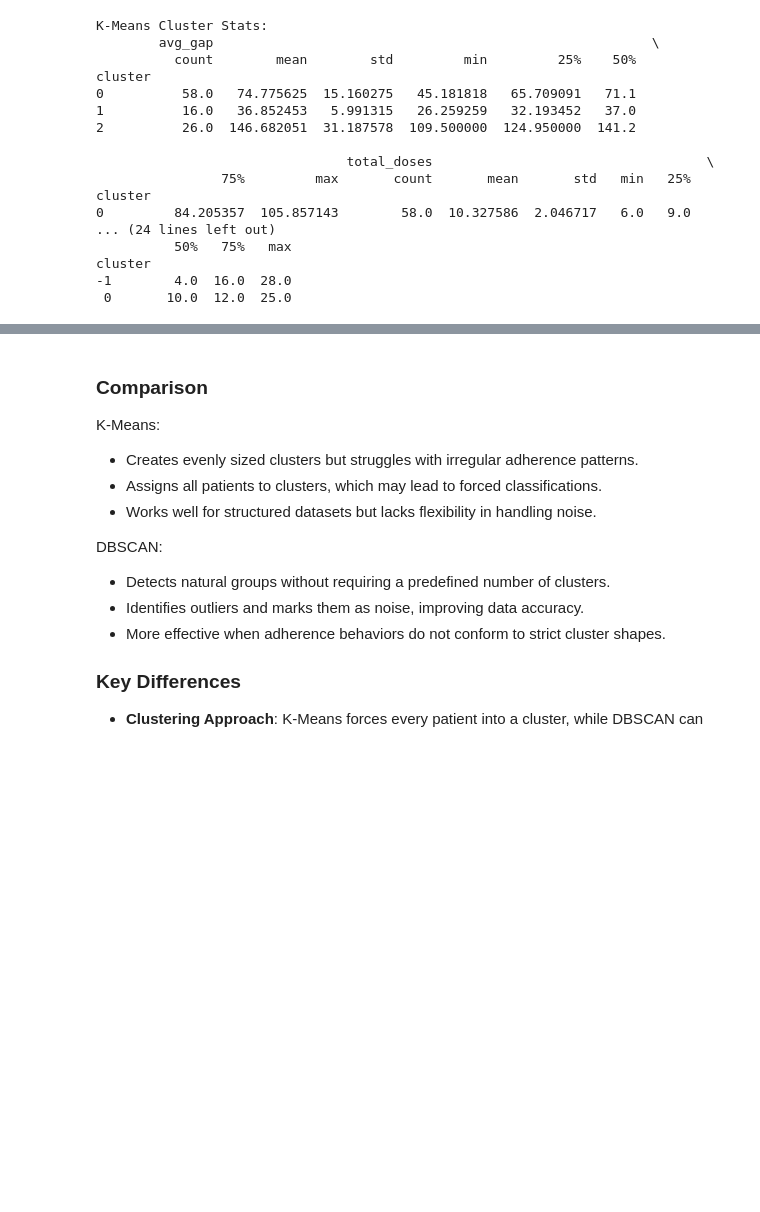
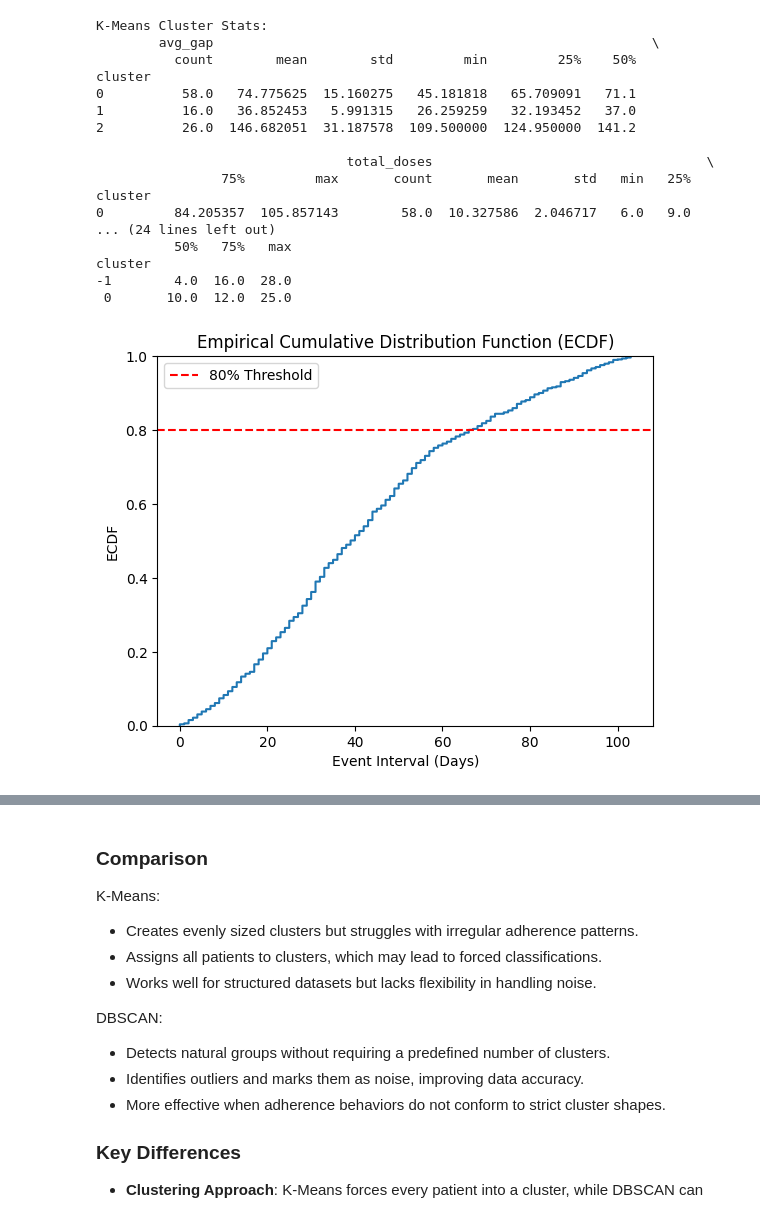
Before and after one commit to CTRL-JUJU/SEE, a Jupyter notebook: SEE.ipynb, the cells around one changed output, grey strips where cells are left out. Cells and saved outputs as stored; diff of their text form; code cells hidden in the pictures; blank space fills up the shorter version.

```diff
--- a/SEE.ipynb
+++ b/SEE.ipynb
@@ -213,3 +215,94 @@ cluster
 cluster
 -1        4.0  16.0  28.0
  0       10.0  12.0  25.0
+# %%
+# GPT Output
+
+import numpy as np
+import pandas as pd
+import matplotlib.pyplot as plt
+import seaborn as sns
+from sklearn.cluster import KMeans, DBSCAN
+from statsmodels.distributions.empirical_distribution import ECDF
+
+# Load medication data (assuming med_events.csv is preprocessed correctly)
+def load_med_events():
+    med_events_df = pd.read_csv("med_events.csv")
+    med_events_df['DATE'] = pd.to_datetime(med_events_df['DATE'], format='%m/%d/%Y')
+    return med_events_df
+
+# Compute event intervals
+def compute_event_intervals(df):
+    df = df.sort_values(by=['PATIENT_ID', 'DATE'])
+    df['prev_DATE'] = df.groupby('PATIENT_ID')['DATE'].shift(1)
+    df['event_interval'] = (df['DATE'] - df['prev_DATE']).dt.days
+    df = df.dropna()
+    return df[['PATIENT_ID', 'event_interval']]
+
+# Generate ECDF and retain 80%
+def compute_ecdf(df):
+    ecdf = ECDF(df['event_interval'])
+    df['ecdf'] = ecdf(df['event_interval'])
+    df_filtered = df[df['ecdf'] <= 0.8]  # Retain 80% of ECDF
+    return df_filtered
+
+# Plot ECDF with percentile threshold
+def plot_ecdf(df):
+    sns.ecdfplot(df['event_interval'])
+    plt.axhline(0.8, color='r', linestyle='--', label='80% Threshold')
+    plt.title("Empirical Cumulative Distribution Function (ECDF)")
+    plt.xlabel("Event Interval (Days)")
+    plt.ylabel("ECDF")
+    plt.legend()
+    plt.show()
+
+# K-Means clustering with fixed initialization
+def perform_kmeans(df, n_clusters=3):
+    kmeans = KMeans(n_clusters=n_clusters, random_state=42, n_init=10)  # Ensure consistency with R
+    df['kmeans_cluster'] = kmeans.fit_predict(df[['event_interval']])
+    return df
+
+# DBSCAN clustering with optimal parameter tuning
+def perform_dbscan(df, eps=5, min_samples=3):
+    dbscan = DBSCAN(eps=eps, min_samples=min_samples)
+    df['dbscan_cluster'] = dbscan.fit_predict(df[['event_interval']])
+    return df
+
+# Generate insights and validate adherence clustering methodology
+def generate_insights(df):
+    print("K-Means Cluster Distribution:")
+    print(df['kmeans_cluster'].value_counts())
+    print("\nDBSCAN Cluster Distribution:")
+    print(df['dbscan_cluster'].value_counts())
+
+    plt.figure(figsize=(12,5))
+    plt.subplot(1,2,1)
+    sns.boxplot(x='kmeans_cluster', y='event_interval', data=df)
+    plt.title("K-Means Clusters")
+
+    plt.subplot(1,2,2)
+    sns.boxplot(x='dbscan_cluster', y='event_interval', data=df)
+    plt.title("DBSCAN Clusters")
+    plt.show()
+
+    # Verify ECDF-based filtering consistency
+    print("\nStatistical Summary of Event Intervals per Cluster:")
+    print(df.groupby('kmeans_cluster')['event_interval'].describe())
+    print(df.groupby('dbscan_cluster')['event_interval'].describe())
+
+# Full pipeline for Sessa Empirical Estimator validation
+def sessa_empirical_estimator():
+    df = load_med_events()
+    df = compute_event_intervals(df)
+    df = compute_ecdf(df)
+    plot_ecdf(df)
+    df = perform_kmeans(df)
+    df = perform_dbscan(df)
+    generate_insights(df)
+    return df
+
+# Run the function and display results
+df_results = sessa_empirical_estimator()
+df_results.head()
+# %% [output]
+[figure, added]
```
Also changed, not shown: parts of 2 cells of this notebook.
